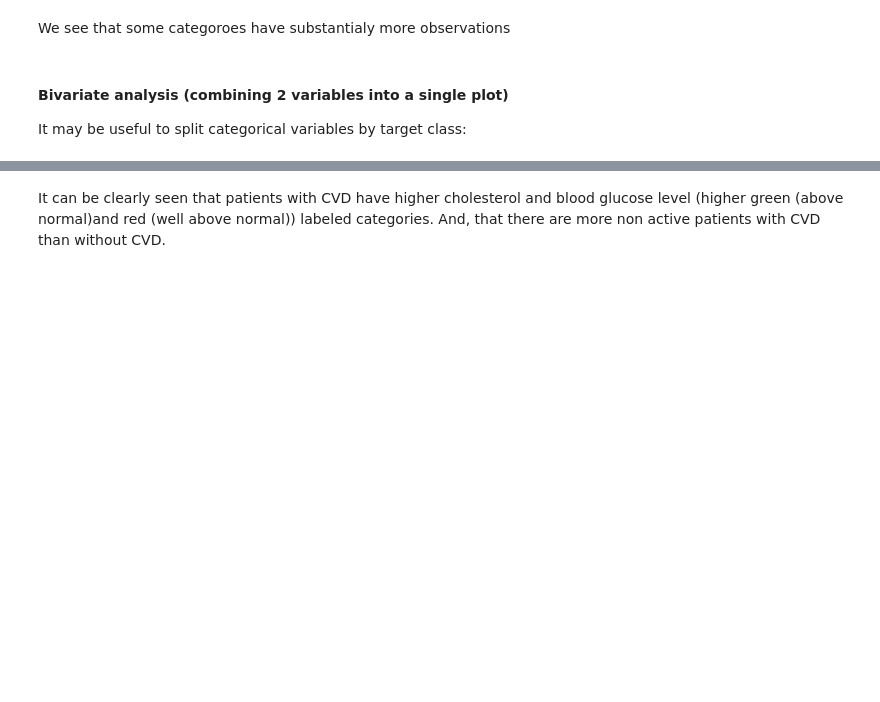
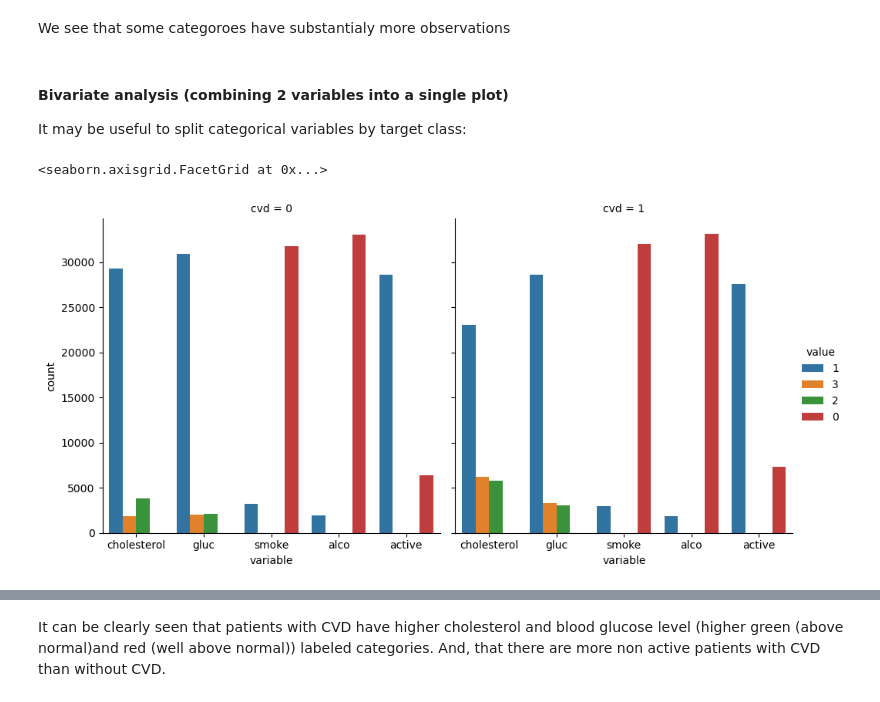
Before and after one commit to brchn6/FGS_ML, a Jupyter notebook: EDA Tasks-20231218/eda-medical-example-binary-classification/eda-cardio-vascular-disease.ipynb, the cells around one changed output, grey strips where cells are left out. Saved outputs shown, nothing was run; the diff lists cells and outputs as text; code cells hidden in the pictures; blank space fills up the shorter version.

```diff
--- a/EDA Tasks-20231218/eda-medical-example-binary-classification/eda-cardio-vascular-disease.ipynb
+++ b/EDA Tasks-20231218/eda-medical-example-binary-classification/eda-cardio-vascular-disease.ipynb
@@ -246,5 +246,15 @@ We see that some categoroes have substantialy more observations
 #### Bivariate analysis (combining 2 variables into a single plot)
 
 It may be useful to split categorical variables by target class:
+# %%
+df_long = pd.melt(df, id_vars="cvd" ,value_vars=['cholesterol','gluc', 'smoke', 'alco', 'active'])
+df
+sns.catplot(data= df_long.loc[:].astype(str), x= "variable", hue= "value" ,col ="cvd", kind="count")
+
+# df_long.columns = df_long.columns.astype(str)
+# df_long.loc[:].astype(str)
+# %% [output]
+<seaborn.axisgrid.FacetGrid at 0x...>
+[figure, added]
 # %%
 df_long = pd.melt(df, id_vars=['cvd'], value_vars=['cholesterol','gluc', 'smoke', 'alco', 'active'])
```
Also changed, not shown: parts of 1 cell of this notebook, 16 other files.
